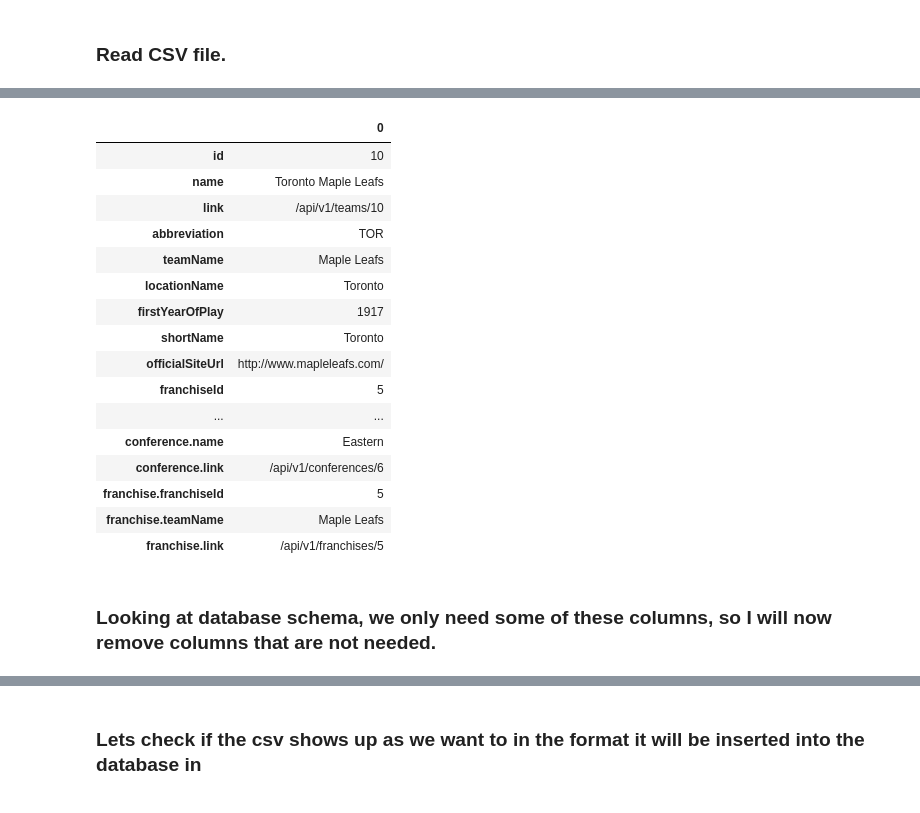
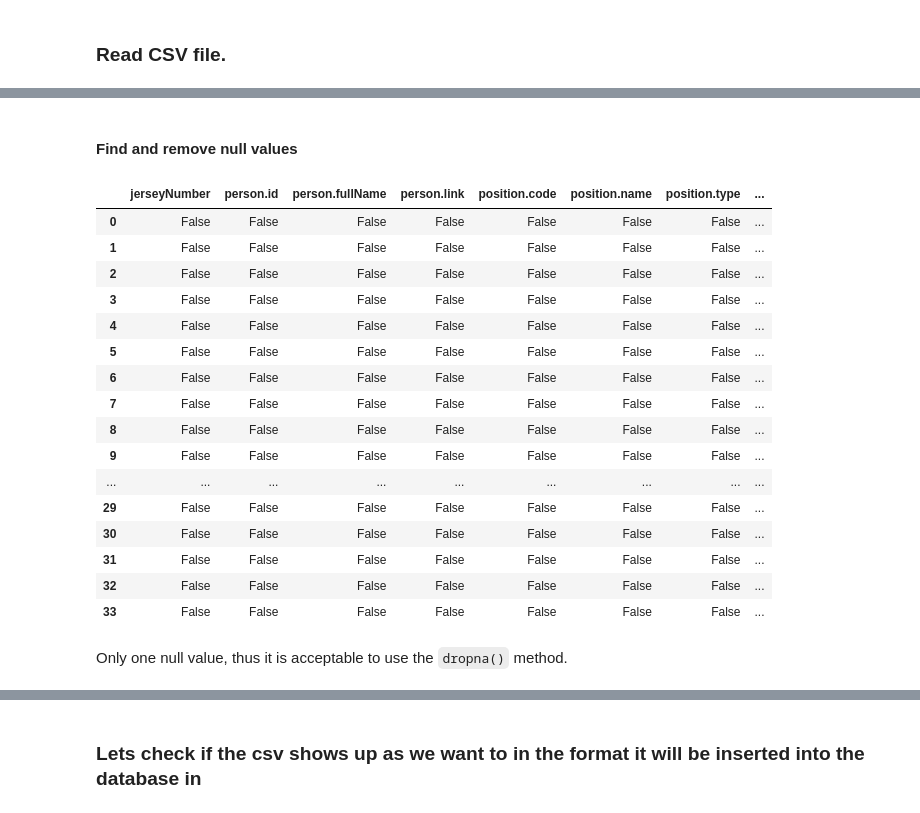
Before and after one commit to smzalam/StatChek, a Jupyter notebook: src/data/cleaning_datasets/cleaning_teamRosters.ipynb, the cells around one changed output, grey strips where cells are left out. Cells and saved outputs as stored; diff of their text form; code cells hidden in the pictures.

```diff
--- a/src/data/cleaning_datasets/cleaning_teamRosters.ipynb
+++ b/src/data/cleaning_datasets/cleaning_teamRosters.ipynb
@@ -17,23 +38,27 @@ df
+# %% [markdown]
+#### Find and remove null values
+# %%
+# find null values
+df.isna()
+# %% [output]
+|  | jerseyNumber | person.id | person.fullName | person.link | position.code | position.name | position.type | ... |
+| 0 | False | False | False | False | False | False | False | ... |
+| 1 | False | False | False | False | False | False | False | ... |
+| 2 | False | False | False | False | False | False | False | ... |
+| 3 | False | False | False | False | False | False | False | ... |
+| 4 | False | False | False | False | False | False | False | ... |
+| 5 | False | False | False | False | False | False | False | ... |
+| 6 | False | False | False | False | False | False | False | ... |
+| 7 | False | False | False | False | False | False | False | ... |
+| 8 | False | False | False | False | False | False | False | ... |
+| 9 | False | False | False | False | False | False | False | ... |
+| ... | ... | ... | ... | ... | ... | ... | ... | ... |
+| 29 | False | False | False | False | False | False | False | ... |
+| 30 | False | False | False | False | False | False | False | ... |
+| 31 | False | False | False | False | False | False | False | ... |
+| 32 | False | False | False | False | False | False | False | ... |
+| 33 | False | False | False | False | False | False | False | ... |
+# %% [markdown]
+Only one null value, thus it is acceptable to use the `dropna()` method.
 # %%
-df = df.transpose()
-df
+df = df.dropna()
-# %% [output]
-|  | 0 |
-| id | 10 |
-| name | Toronto Maple Leafs |
-| link | /api/v1/teams/10 |
-| abbreviation | TOR |
-| teamName | Maple Leafs |
-| locationName | Toronto |
-| firstYearOfPlay | 1917 |
-| shortName | Toronto |
-| officialSiteUrl | http://www.mapleleafs.com/ |
-| franchiseId | 5 |
-| ... | ... |
-| conference.name | Eastern |
-| conference.link | /api/v1/conferences/6 |
-| franchise.franchiseId | 5 |
-| franchise.teamName | Maple Leafs |
-| franchise.link | /api/v1/franchises/5 |
-# %% [markdown]
-### Looking at database schema, we only need some of these columns, so I will now remove columns that are not needed.
```
Also changed, not shown: parts of 33 cells of this notebook, 3 other files.
